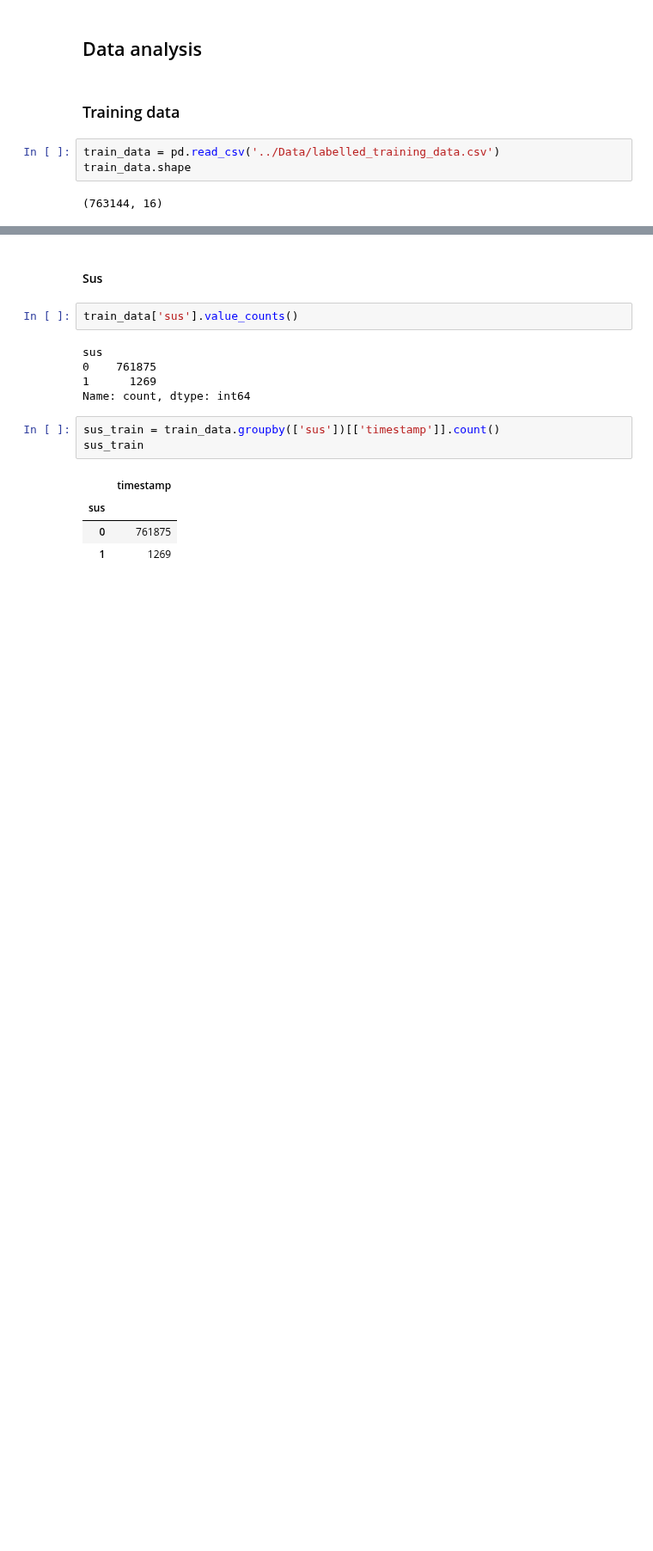
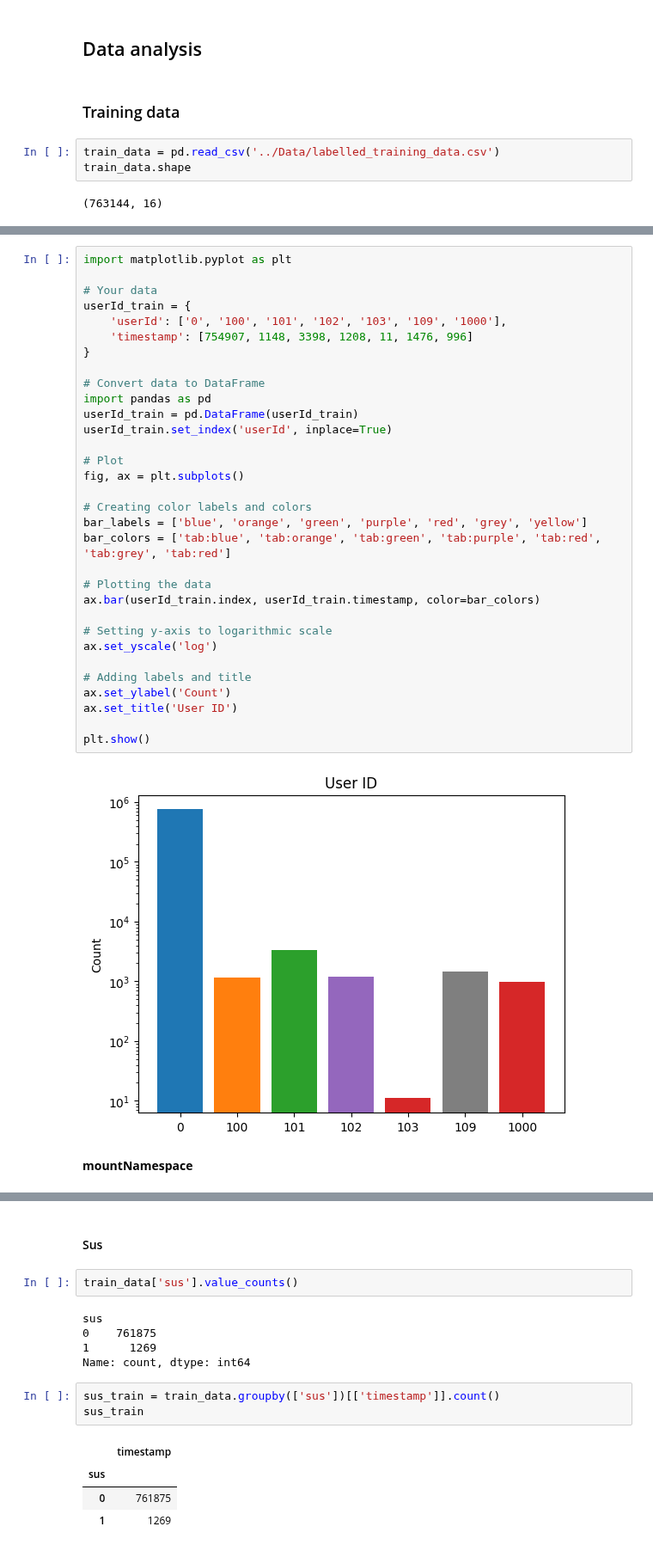
Before and after one commit to moryba/Beth-project, a Jupyter notebook: Data analysis/data analysis.ipynb, the cells around one changed output, grey strips where cells are left out. Shown at 86% size. Cells and saved outputs as stored; diff of their text form; blank space fills up the shorter version.

```diff
--- a/Data analysis/data analysis.ipynb
+++ b/Data analysis/data analysis.ipynb
@@ -38,0 +184,36 @@ train_data.head()
+# %%
+import matplotlib.pyplot as plt
+
+# Your data
+userId_train = {
+    'userId': ['0', '100', '101', '102', '103', '109', '1000'],
+    'timestamp': [754907, 1148, 3398, 1208, 11, 1476, 996]
+}
+
+# Convert data to DataFrame
+import pandas as pd
+userId_train = pd.DataFrame(userId_train)
+userId_train.set_index('userId', inplace=True)
+
+# Plot
+fig, ax = plt.subplots()
+
+# Creating color labels and colors
+bar_labels = ['blue', 'orange', 'green', 'purple', 'red', 'grey', 'yellow']
+bar_colors = ['tab:blue', 'tab:orange', 'tab:green', 'tab:purple', 'tab:red', 'tab:grey', 'tab:red']
+
+# Plotting the data
+ax.bar(userId_train.index, userId_train.timestamp, color=bar_colors)
+
+# Setting y-axis to logarithmic scale
+ax.set_yscale('log')
+
+# Adding labels and title
+ax.set_ylabel('Count')
+ax.set_title('User ID')
+
+plt.show()
+# %% [output]
+[figure, added]
+# %% [markdown]
+**mountNamespace**
```
Also changed, not shown: parts of 20 cells of this notebook, 5 other files.
